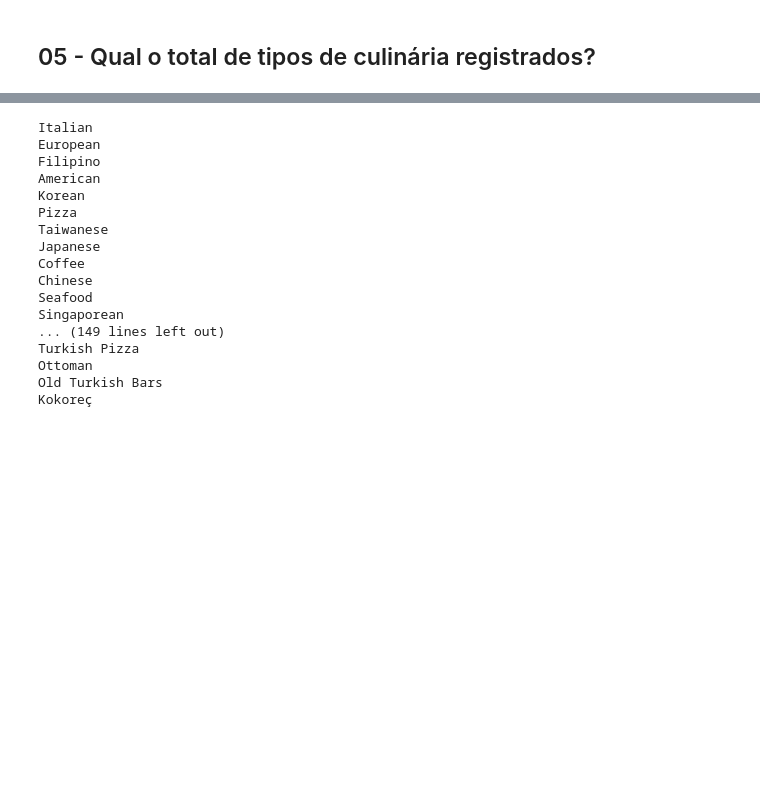
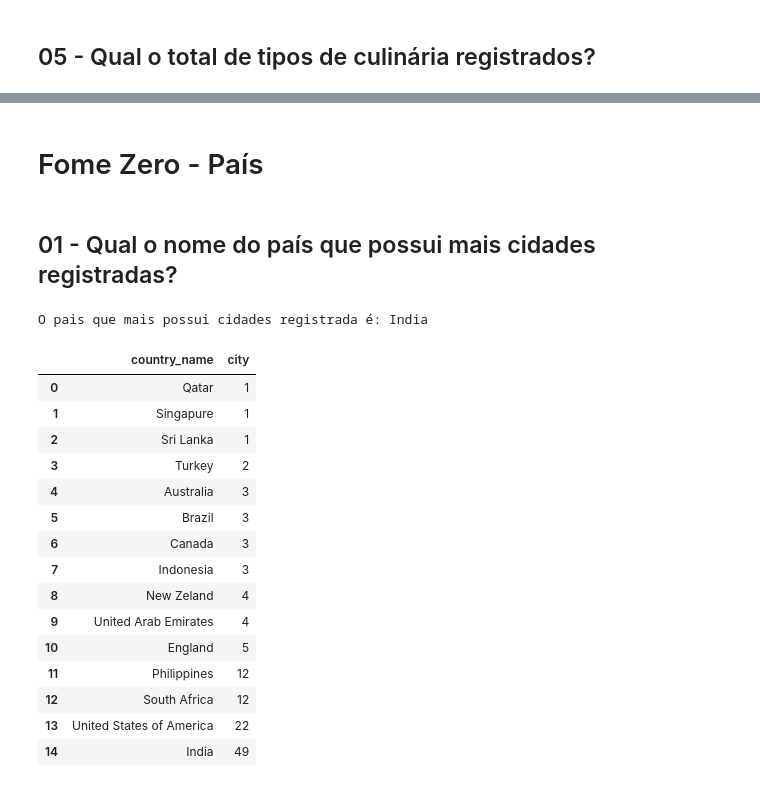
Before and after one commit to LuiMagno/DS_Notebooks, a Jupyter notebook: ComunidadeDS/FTC_Python/Projeto Final/ProjetoFinal - Geral.ipynb, the cells around one changed output, grey strips where cells are left out. Drawn from its saved outputs; the diff is of its cells as text; code cells hidden in the pictures; blank space fills up the shorter version.

```diff
--- a/ComunidadeDS/FTC_Python/Projeto Final/ProjetoFinal - Geral.ipynb
+++ b/ComunidadeDS/FTC_Python/Projeto Final/ProjetoFinal - Geral.ipynb
@@ -59,22 +59,27 @@ São 165 tipos de culinária registrados
-# %%
-array = df['cuisines'].unique()
-for x in array:
-    print(x)
-# %% [output]
-Italian
-European
-Filipino
-American
-Korean
-Pizza
-Taiwanese
-Japanese
-Coffee
-Chinese
-Seafood
-Singaporean
-... (149 lines left out)
-Turkish Pizza
-Ottoman
-Old Turkish Bars
-Kokoreç
+# %% [markdown]
+# Fome Zero - País
+# %% [markdown]
+## 01 -  Qual o nome do país que possui mais cidades registradas?
+# %%
+# Pegando os valores únicos de cidades por países
+cidades_por_pais = df.loc[:, ['country_name', 'city']].groupby('country_name').nunique().sort_values(by='city').reset_index()
+print(f'O pais que mais possui cidades registrada é: {cidades_por_pais.iloc[-1,0]}')
+cidades_por_pais
+# %% [output]
+O pais que mais possui cidades registrada é: India
+|  | country_name | city |
+| 0 | Qatar | 1 |
+| 1 | Singapure | 1 |
+| 2 | Sri Lanka | 1 |
+| 3 | Turkey | 2 |
+| 4 | Australia | 3 |
+| 5 | Brazil | 3 |
+| 6 | Canada | 3 |
+| 7 | Indonesia | 3 |
+| 8 | New Zeland | 4 |
+| 9 | United Arab Emirates | 4 |
+| 10 | England | 5 |
+| 11 | Philippines | 12 |
+| 12 | South Africa | 12 |
+| 13 | United States of America | 22 |
+| 14 | India | 49 |
```
Also changed, not shown: parts of 29 cells of this notebook, 1 other file.
